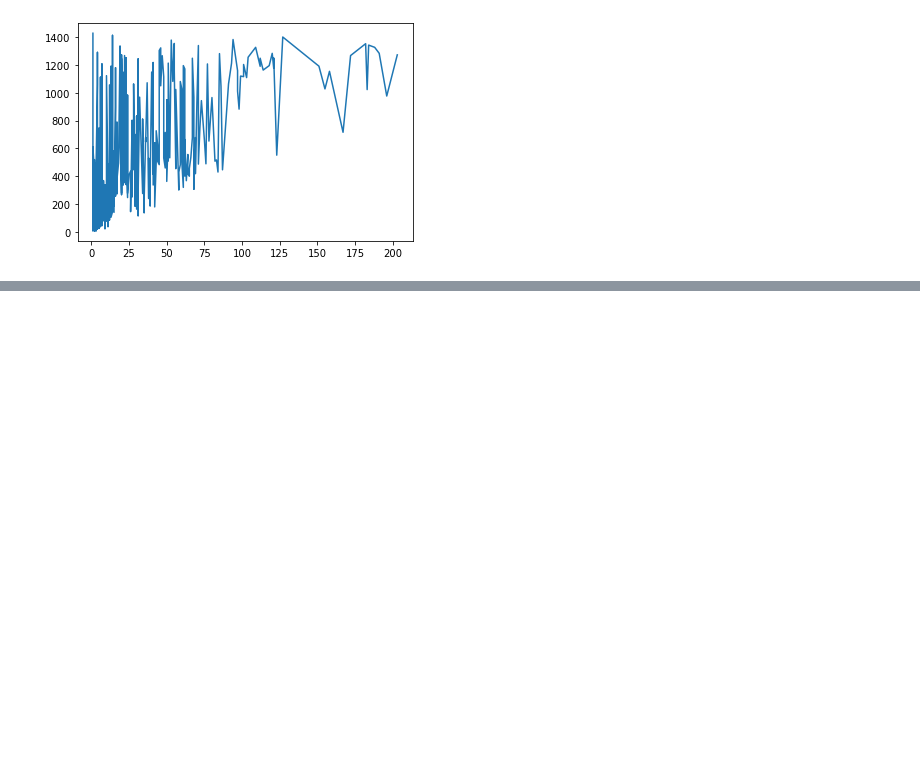
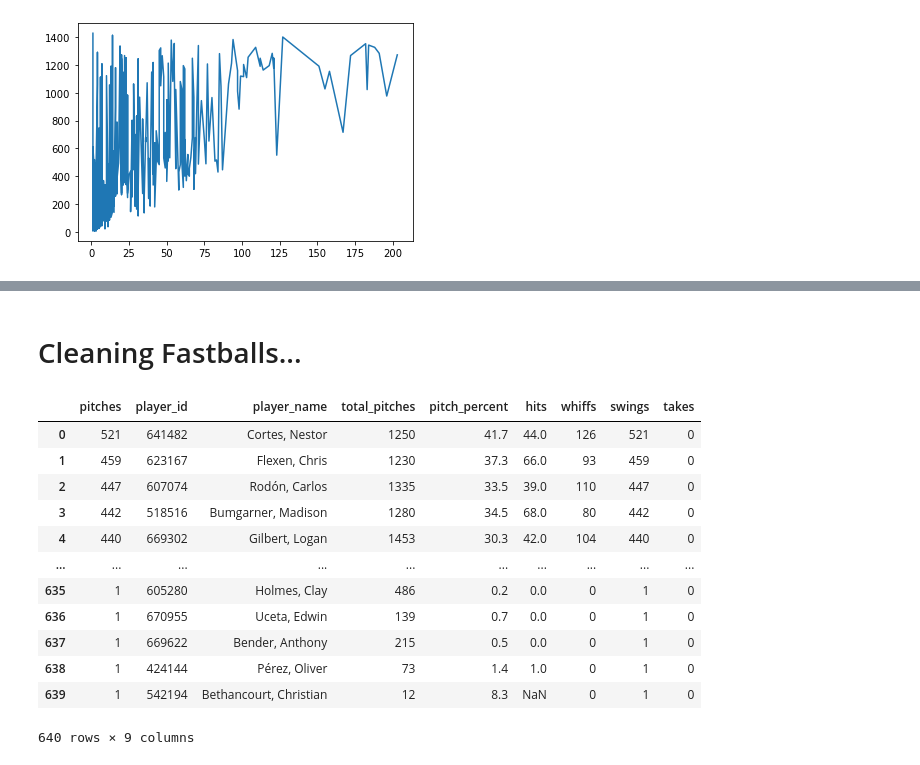
Before and after one commit to Katherine89Lee/Curveball-Data, a Jupyter notebook: Curveballs.ipynb, the cells around one changed output, grey strips where cells are left out. Cells and saved outputs as stored; diff of their text form; code cells hidden in the pictures; blank space fills up the shorter version.

```diff
--- a/Curveballs.ipynb
+++ b/Curveballs.ipynb
@@ -125,0 +162,19 @@ plt.show()
+# %% [markdown]
+# Cleaning Fastballs...
+# %%
+fastballs_clean = fastballs.drop(columns=['ba', 'iso', 'babip', 'slg', 'woba', 'xwoba', 'xba', 'abs', 'launch_speed', 'launch_angle', 'spin_rate', 'velocity', 'effective_speed', 'eff_min_vel', 'release_extension', 'pos3_int_start_distance', 'pos4_int_start_distance', 'pos5_int_start_distance', 'pos6_int_start_distance', 'pos7_int_start_distance', 'pos8_int_start_distance', 'pos9_int_start_distance'])
+fastballs_clean
+# %% [output]
+|  | pitches | player_id | player_name | total_pitches | pitch_percent | hits | whiffs | swings | takes |
+| 0 | 521 | 641482 | Cortes, Nestor | 1250 | 41.7 | 44.0 | 126 | 521 | 0 |
+| 1 | 459 | 623167 | Flexen, Chris | 1230 | 37.3 | 66.0 | 93 | 459 | 0 |
+| 2 | 447 | 607074 | Rodón, Carlos | 1335 | 33.5 | 39.0 | 110 | 447 | 0 |
+| 3 | 442 | 518516 | Bumgarner, Madison | 1280 | 34.5 | 68.0 | 80 | 442 | 0 |
+| 4 | 440 | 669302 | Gilbert, Logan | 1453 | 30.3 | 42.0 | 104 | 440 | 0 |
+| ... | ... | ... | ... | ... | ... | ... | ... | ... | ... |
+| 635 | 1 | 605280 | Holmes, Clay | 486 | 0.2 | 0.0 | 0 | 1 | 0 |
+| 636 | 1 | 670955 | Uceta, Edwin | 139 | 0.7 | 0.0 | 0 | 1 | 0 |
+| 637 | 1 | 669622 | Bender, Anthony | 215 | 0.5 | 0.0 | 0 | 1 | 0 |
+| 638 | 1 | 424144 | Pérez, Oliver | 73 | 1.4 | 1.0 | 0 | 1 | 0 |
+| 639 | 1 | 542194 | Bethancourt, Christian | 12 | 8.3 | NaN | 0 | 1 | 0 |
+640 rows × 9 columns
```
Also changed, not shown: parts of 8 cells of this notebook.
